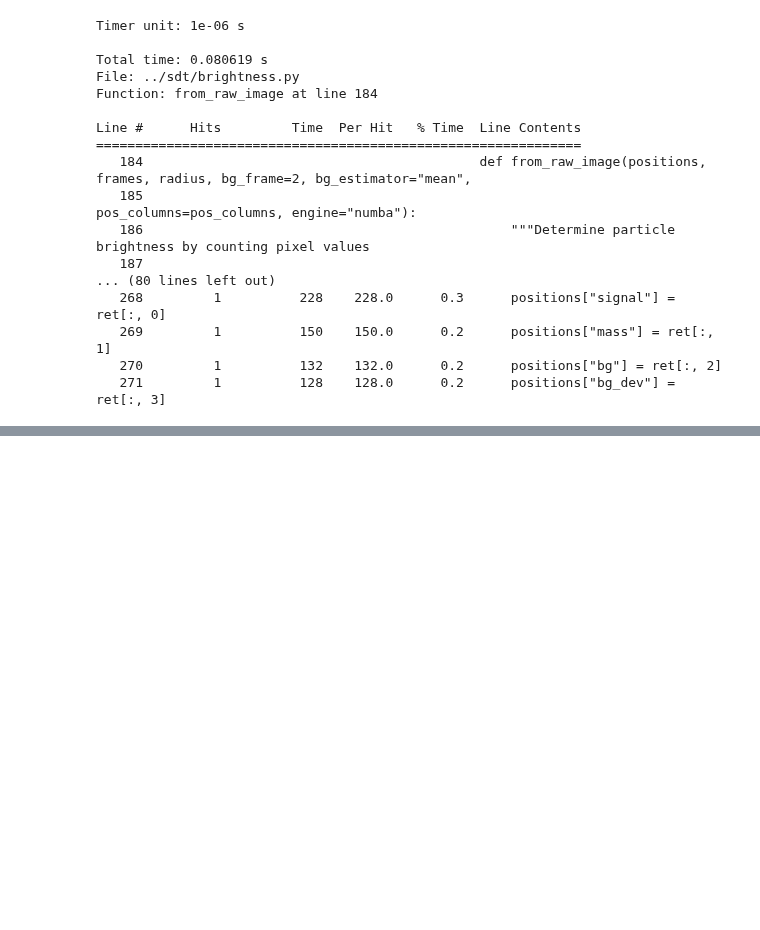
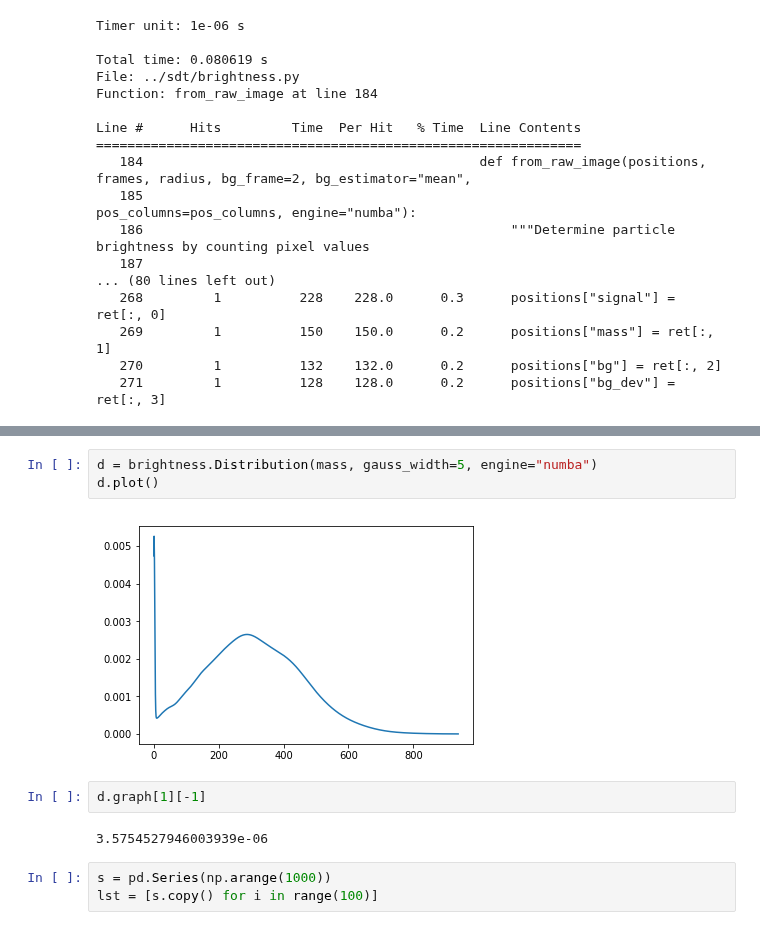
Before and after one commit to schuetzgroup/sdt-python, a Jupyter notebook: profile/brightness.ipynb, the cells around one changed output, grey strips where cells are left out. Saved outputs shown, nothing was run; the diff lists cells and outputs as text; blank space fills up the shorter version.

```diff
--- a/profile/brightness.ipynb
+++ b/profile/brightness.ipynb
@@ -82,0 +145,12 @@ Line #      Hits         Time  Per Hit   % Time  Line Contents
+# %%
+d = brightness.Distribution(mass, gauss_width=5, engine="numba")
+d.plot()
+# %% [output]
+[figure, added]
+# %%
+d.graph[1][-1]
+# %% [output]
+3.5754527946003939e-06
+# %%
+s = pd.Series(np.arange(1000))
+lst = [s.copy() for i in range(100)]
```
Also changed, not shown: parts of 12 cells of this notebook.
